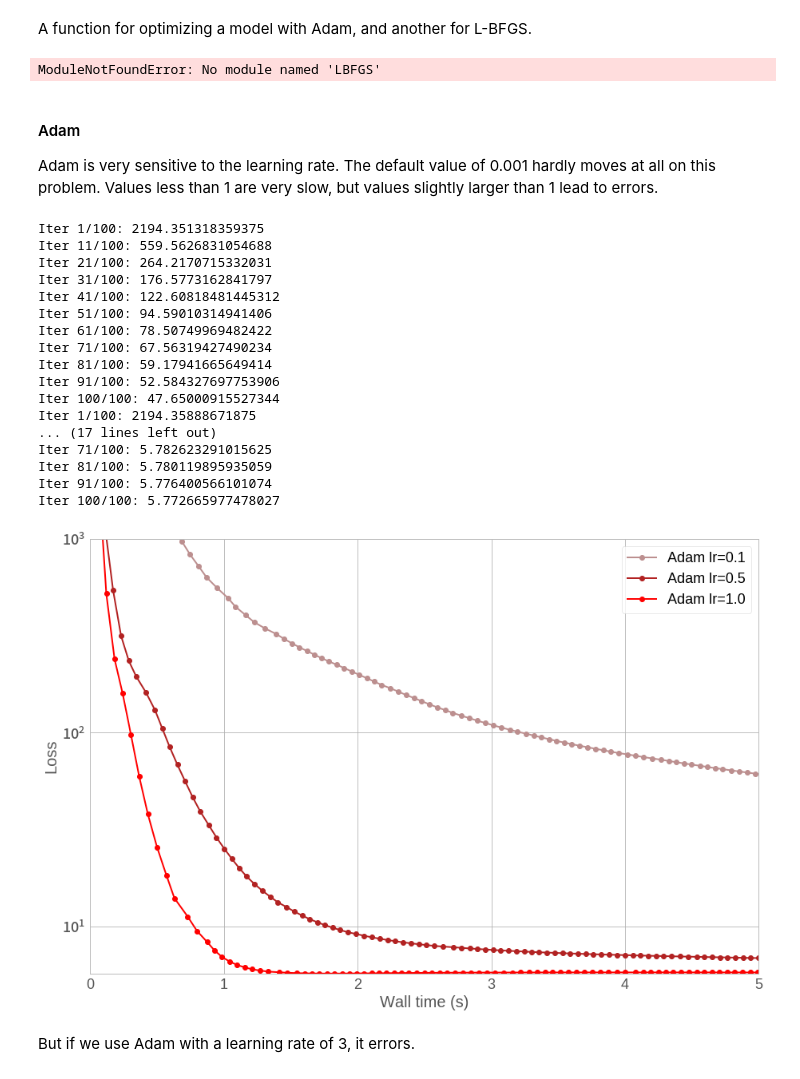
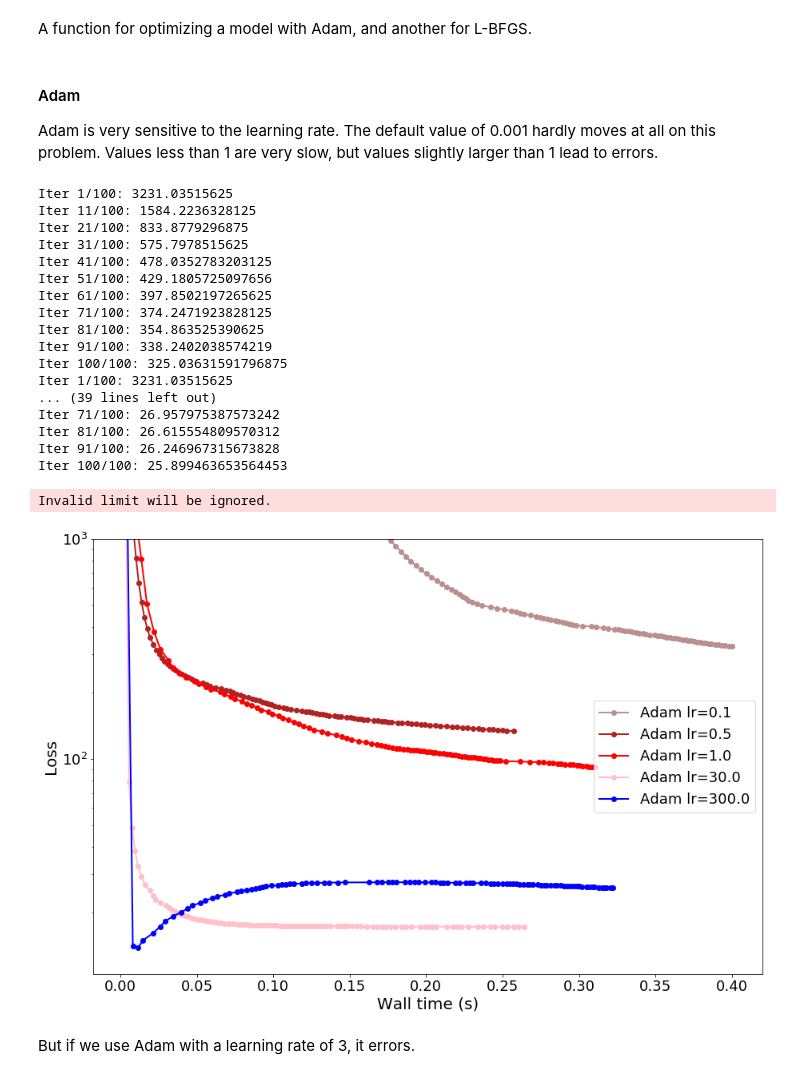
Before and after one commit to dhruvbalwada/GP_spectral_estimation, a Jupyter notebook: notebooks/gpytorch_optim_test5.ipynb, the cells around one changed output. Saved outputs shown, nothing was run; the diff lists cells and outputs as text; code cells hidden in the pictures.

```diff
--- a/notebooks/gpytorch_optim_test5.ipynb
+++ b/notebooks/gpytorch_optim_test5.ipynb
@@ -113,7 +113,7 @@ def fit_torch(
 # With torch L-BFGS
 
 import sys
-sys.path.append('../../PyTorch-LBFGS/functions/')
+sys.path.append('../PyTorch-LBFGS/functions/')
 from LBFGS import LBFGS
 #from pytorch_lbfgs.functions.LBFGS import LBFGS
 
@@ -176,15 +176,13 @@ def fit_lbfgs(
             iterations.append(OptimizationIteration(i, loss.item(), time.time() - t1))
 
     return mll, iterations
-# %% [output]
-ModuleNotFoundError: No module named 'LBFGS'
 # %% [markdown]
 #### Adam
 Adam is very sensitive to the learning rate. The default value of 0.001 hardly moves at all on this problem. Values less than 1 are very slow, but values slightly larger than 1 lead to errors.
 # %%
 # Adam with a few lengthscales
 adam_iterations = {}
-for lr in [0.1, 0.5, 1.0]:
+for lr in [0.1, 0.5, 1.0, 30., 300.]:
     likelihood = gpytorch.likelihoods.GaussianLikelihood()
     model = ExactGPModel(X, Y, likelihood)
     likelihood.train()
@@ -198,48 +196,50 @@ for lr in [0.1, 0.5, 1.0]:
         track_iterations=True,
     )
 # %% [output]
-Iter 1/100: 2194.351318359375
-Iter 11/100: 559.5626831054688
-Iter 21/100: 264.2170715332031
-Iter 31/100: 176.5773162841797
-Iter 41/100: 122.60818481445312
-Iter 51/100: 94.59010314941406
-Iter 61/100: 78.50749969482422
-Iter 71/100: 67.56319427490234
-Iter 81/100: 59.17941665649414
-Iter 91/100: 52.584327697753906
-Iter 100/100: 47.65000915527344
-Iter 1/100: 2194.35888671875
-... (17 lines left out)
-Iter 71/100: 5.782623291015625
-Iter 81/100: 5.780119895935059
-Iter 91/100: 5.776400566101074
-Iter 100/100: 5.772665977478027
+Iter 1/100: 3231.03515625
+Iter 11/100: 1584.2236328125
+Iter 21/100: 833.8779296875
+Iter 31/100: 575.7978515625
+Iter 41/100: 478.0352783203125
+Iter 51/100: 429.1805725097656
+Iter 61/100: 397.8502197265625
+Iter 71/100: 374.2471923828125
+Iter 81/100: 354.863525390625
+Iter 91/100: 338.2402038574219
+Iter 100/100: 325.03631591796875
+Iter 1/100: 3231.03515625
+... (39 lines left out)
+Iter 71/100: 26.957975387573242
+Iter 81/100: 26.615554809570312
+Iter 91/100: 26.246967315673828
+Iter 100/100: 25.899463653564453
 # %%
 from matplotlib import pyplot as plt
 
 fig = plt.figure(figsize=(15, 10))
 ax = fig.add_subplot(111)
-colors = ['rosybrown', 'firebrick', 'red']
-lrs = [0.1, 0.5, 1.0]
+colors = ['rosybrown', 'firebrick', 'red', 'pink','blue']
+lrs = [0.1, 0.5, 1.0, 30., 300.]
+
 names = [f'Adam lr={lr}' for lr in lrs]
 
 
 res = [adam_iterations[lr] for lr in lrs]
 
 for i, iterations in enumerate(res):
     ts = [itr.time for itr in iterations]
     fs = [itr.fun for itr in iterations]
     ax.semilogy(ts, fs, '.-', color=colors[i], lw=2, ms=12)
 
 ax.legend(names, fontsize=18)
 ax.set_ylim([0, 1000])
-ax.set_xlim([0, 5])
+#ax.set_xlim([0, 1])
 ax.set_ylabel('Loss', fontsize=20)
 ax.set_xlabel('Wall time (s)', fontsize=20)
 ax.tick_params(axis='both', which='major', labelsize=18)
 # %% [output]
+Invalid limit will be ignored.
-[figure, old version]
+[figure, new version]
 # %% [markdown]
 But if we use Adam with a learning rate of 3, it errors.
 # %%
```
Also changed, not shown: parts of 2 cells of this notebook.
